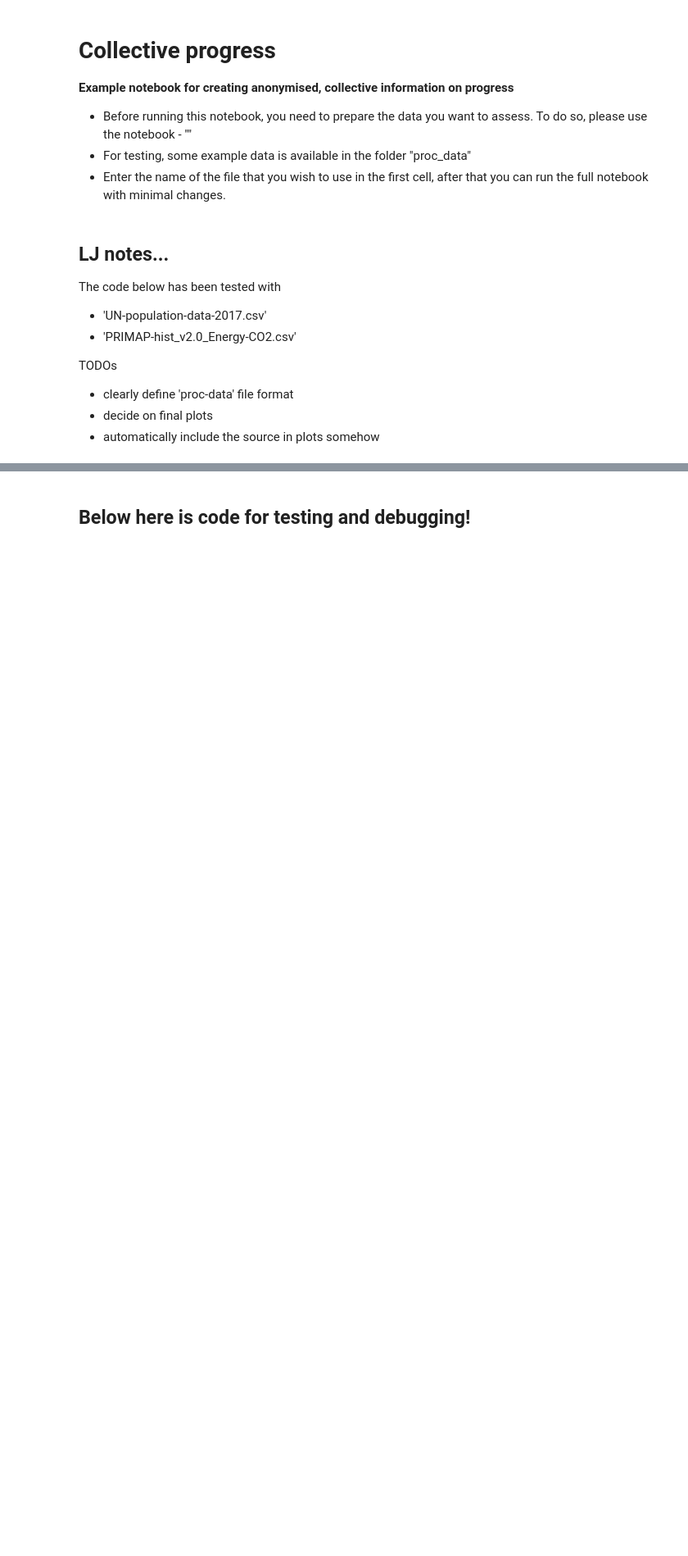
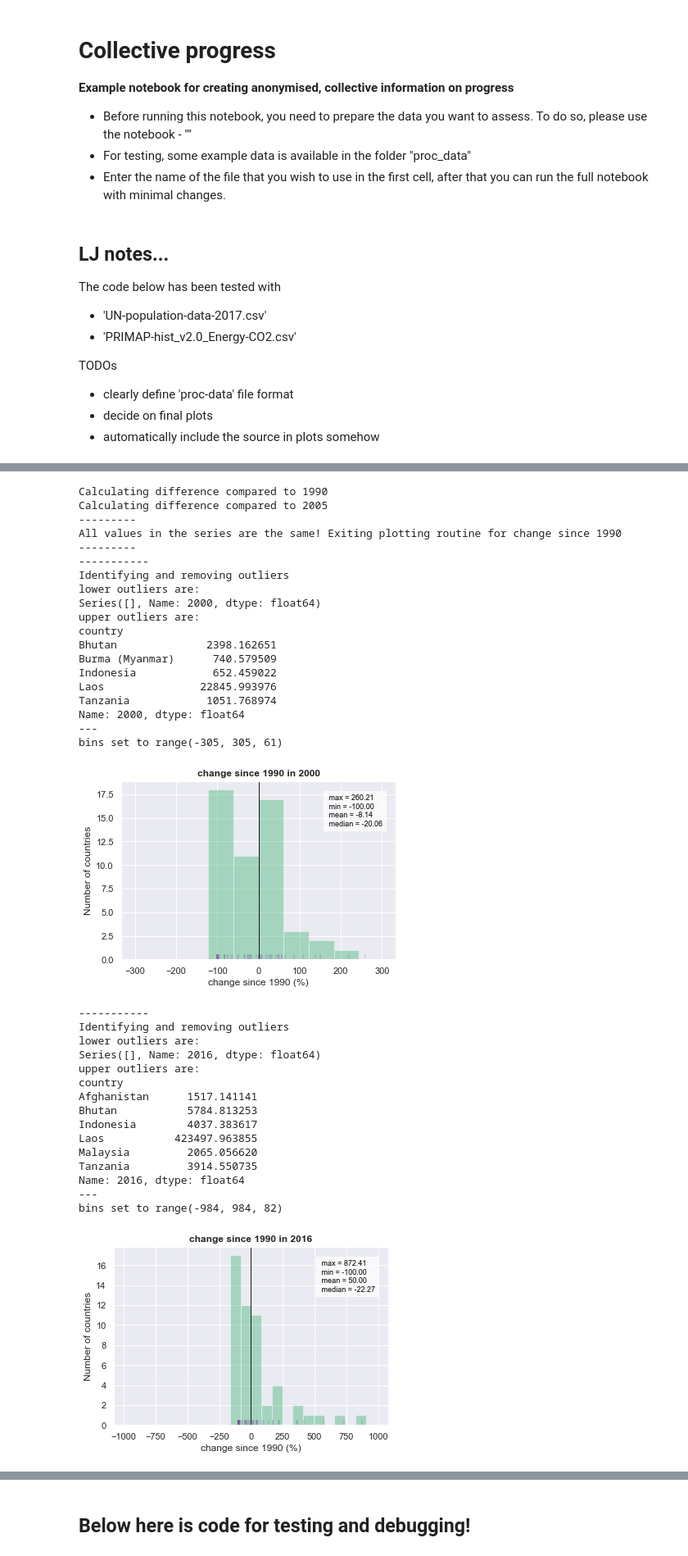
Before and after one commit to mljeffery/performance-distribution-tools, a Jupyter notebook: make-collective-progress-plots.ipynb, the cells around one changed output, grey strips where cells are left out. Shown: that part at 82% size. Drawn from its saved outputs; the diff is of its cells as text; code cells hidden in the pictures; blank space fills up the shorter version.

```diff
--- a/make-collective-progress-plots.ipynb
+++ b/make-collective-progress-plots.ipynb
@@ -88,14 +164,56 @@ make_histogram(rolling_trends.iloc[:,-1], trends_variable, trends_unit)
 # %%
 # Plot 3 - change since year X
 
 # run calculations
 df_abs_diff_1990, df_perc_diff_1990 = utils.calculate_diff_since_yearX(data_years, '1990')
 df_abs_diff_2005, df_perc_diff_2005 = utils.calculate_diff_since_yearX(data_years, '2005')
 
+# remove inf and nans - can't be plotted!
+# TODO - ? move to histogram function?
+df_perc_diff_1990 = df_perc_diff_1990.replace([np.inf, -np.inf], np.nan)
+df_perc_diff_2005 = df_perc_diff_2005.replace([np.inf, -np.inf], np.nan)
+
 # make plots
 # TODO - titles currently missing necessary information here!
 for selected_year in years_of_interest:
-    make_histogram(df_perc_diff_1990[selected_year], "change since 1990", "%", remove_outliers=True, kTuk=3)
+    make_histogram(df_perc_diff_1990[selected_year].dropna(), "change since 1990", "%", remove_outliers=True, kTuk=3)
 
-make_histogram(df_perc_diff_2005.iloc[:,-1], "change since 2005", '%', remove_outliers=False)
-make_histogram(df_perc_diff_2005.iloc[:,-1], "change since 2005", '%', remove_outliers=True)
+make_histogram(df_perc_diff_2005.iloc[:,-1].dropna(), "change since 2005", '%', remove_outliers=False)
+make_histogram(df_perc_diff_2005.iloc[:,-1].dropna(), "change since 2005", '%', remove_outliers=True)
+# %% [output]
+Calculating difference compared to 1990
+Calculating difference compared to 2005
+---------
+All values in the series are the same! Exiting plotting routine for change since 1990
+---------
+-----------
+Identifying and removing outliers
+lower outliers are:
+Series([], Name: 2000, dtype: float64)
+upper outliers are:
+country
+Bhutan              2398.162651
+Burma (Myanmar)      740.579509
+Indonesia            652.459022
+Laos               22845.993976
+Tanzania            1051.768974
+Name: 2000, dtype: float64
+---
+bins set to range(-305, 305, 61)
+[figure, added]
+-----------
+Identifying and removing outliers
+lower outliers are:
+Series([], Name: 2016, dtype: float64)
+upper outliers are:
+country
+Afghanistan      1517.141141
+Bhutan           5784.813253
+Indonesia        4037.383617
+Laos           423497.963855
+Malaysia         2065.056620
+Tanzania         3914.550735
+Name: 2016, dtype: float64
+---
+bins set to range(-984, 984, 82)
+[figure, added]
```
Also changed, not shown: parts of 7 cells of this notebook, 2 other files.
